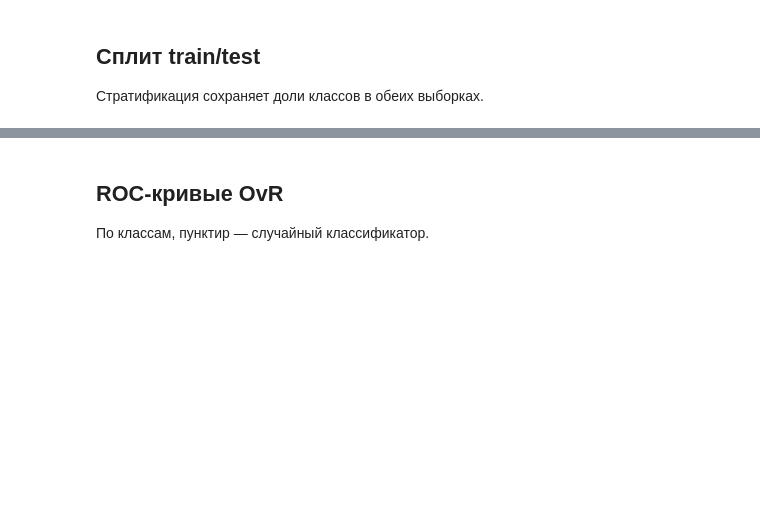
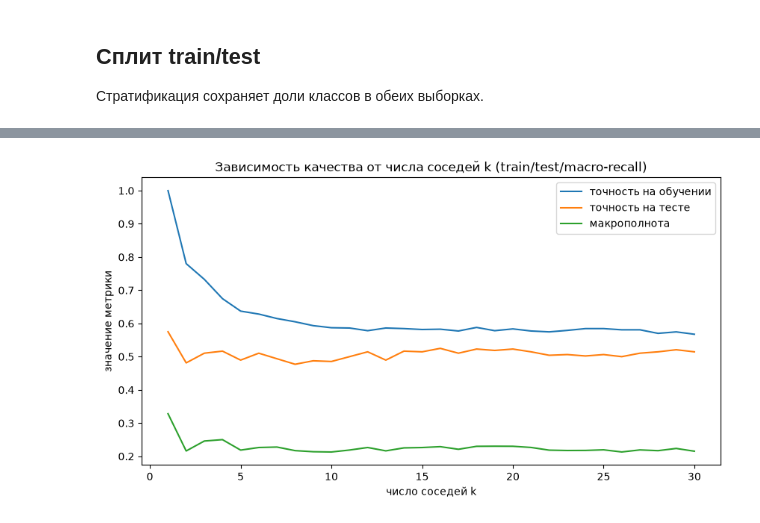
Before and after one commit to vladcheck/MIREA, a Jupyter notebook: 5C/AMODRPZ/tk5-6/Текущий контроль 3.ipynb, the cells around one changed output, grey strips where cells are left out. Saved outputs shown, nothing was run; the diff lists cells and outputs as text; code cells hidden in the pictures; blank space fills up the shorter version.

```diff
--- a/5C/AMODRPZ/tk5-6/Текущий контроль 3.ipynb
+++ b/5C/AMODRPZ/tk5-6/Текущий контроль 3.ipynb
@@ -144,15 +244,14 @@ k=1..30: точность на обучении и тесте, macro-recall.
 # %%
 # Точность train/test при k=1..30
 from wine_knn import k_sweep
 rows = k_sweep('docs/winequality-red.csv')
 k_values = [row['k'] for row in rows]
 train_accuracy = [row['train_accuracy'] for row in rows]
 test_accuracy = [row['test_accuracy'] for row in rows]
 recall_macro = [row['recall_macro'] for row in rows]
 plt.plot(k_values, train_accuracy, label='точность на обучении')
 plt.plot(k_values, test_accuracy, label='точность на тесте')
 plt.plot(k_values, recall_macro, label='макрополнота')
-plt.xlabel('число соседей k'); plt.ylabel('значение метрики'); plt.legend(); plt.title('Проверка переобучения: k=1..30'); plt.show()
+plt.xlabel('число соседей k'); plt.ylabel('значение метрики'); plt.legend(); plt.title('Зависимость качества от числа соседей k (train/test/macro-recall)'); plt.show()
+# %% [output]
+[figure, added]
-# %% [markdown]
-## ROC-кривые OvR
-По классам, пунктир — случайный классификатор.
```
Also changed, not shown: parts of 29 cells of this notebook, 15 other files.
